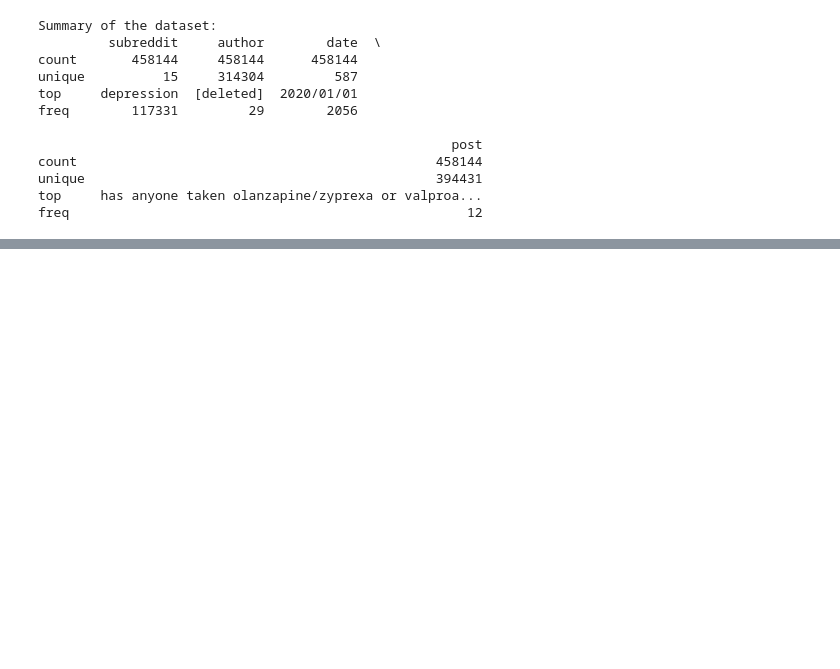
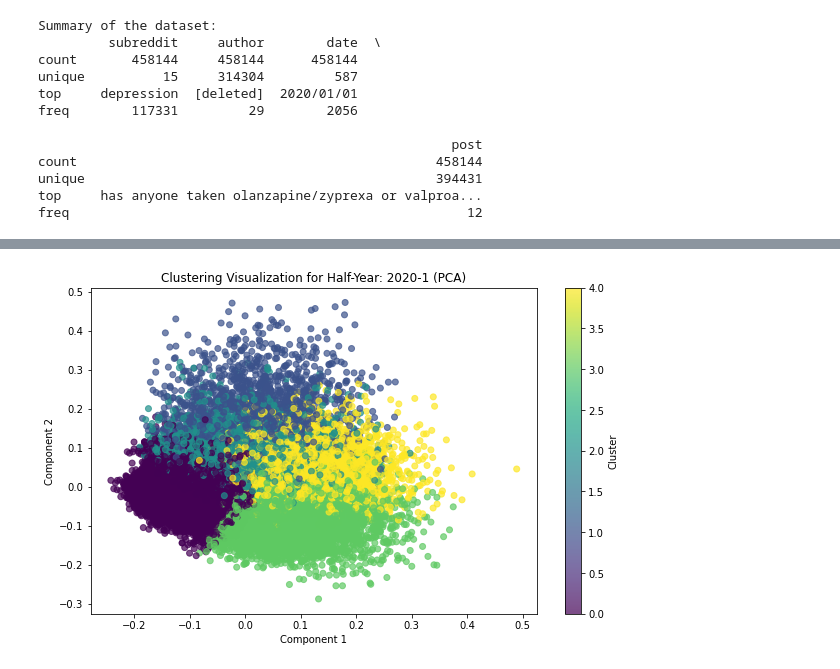
Before and after one commit to Cameron-zgl/Biostat_625_umich_final_project, a Jupyter notebook: Step1-Topic-extracition.ipynb, the cells around one changed output, grey strips where cells are left out. Drawn from its saved outputs; the diff is of its cells as text; code cells hidden in the pictures; blank space fills up the shorter version.

```diff
--- a/Step1-Topic-extracition.ipynb
+++ b/Step1-Topic-extracition.ipynb
@@ -286,0 +264,48 @@ Keywords for 2018-1:
+# %%
+import matplotlib.pyplot as plt
+from sklearn.decomposition import PCA
+from sklearn.manifold import TSNE
+
+# Function to plot clusters
+def plot_clusters(tfidf_matrix, cluster_labels, half_year, method="PCA"):
+    # Reduce dimensionality
+    if method == "PCA":
+        reducer = PCA(n_components=2, random_state=42)
+    elif method == "TSNE":
+        reducer = TSNE(n_components=2, random_state=42)
+    else:
+        raise ValueError("Invalid method. Choose 'PCA' or 'TSNE'.")
+
+    reduced_data = reducer.fit_transform(tfidf_matrix.toarray())  # Convert sparse matrix to dense
+    x = reduced_data[:, 0]
+    y = reduced_data[:, 1]
+
+    # Plot clusters
+    plt.figure(figsize=(10, 6))
+    scatter = plt.scatter(x, y, c=cluster_labels, cmap='viridis', alpha=0.7)
+    plt.colorbar(scatter, label='Cluster')
+    plt.title(f"Clustering Visualization for Half-Year: {half_year} ({method})")
+    plt.xlabel("Component 1")
+    plt.ylabel("Component 2")
+    plt.show()
+
+# Select one specific half-year to plot
+selected_half_year = "2020-1"  # Change this to the desired half-year
+selected_posts = grouped_data.get_group(selected_half_year)
+
+# Preprocess the text for the selected half-year
+selected_posts_text = selected_posts['post'].dropna().apply(preprocess_text).tolist()
+
+# TF-IDF feature extraction for unigrams
+tfidf_vectorizer_unigrams = TfidfVectorizer(max_features=5000, ngram_range=(1, 1))
+tfidf_matrix_unigrams = tfidf_vectorizer_unigrams.fit_transform(selected_posts_text)
+
+# K-Means clustering for the selected half-year
+num_clusters = 5  # Number of clusters
+kmeans = KMeans(n_clusters=num_clusters, random_state=42)
+cluster_labels = kmeans.fit_predict(tfidf_matrix_unigrams)
+
+# Plot the clustering result
+plot_clusters(tfidf_matrix_unigrams, cluster_labels, selected_half_year, method="PCA")
+# %% [output]
+[figure, added]
```
Also changed, not shown: parts of 9 cells of this notebook, 2 other files.
